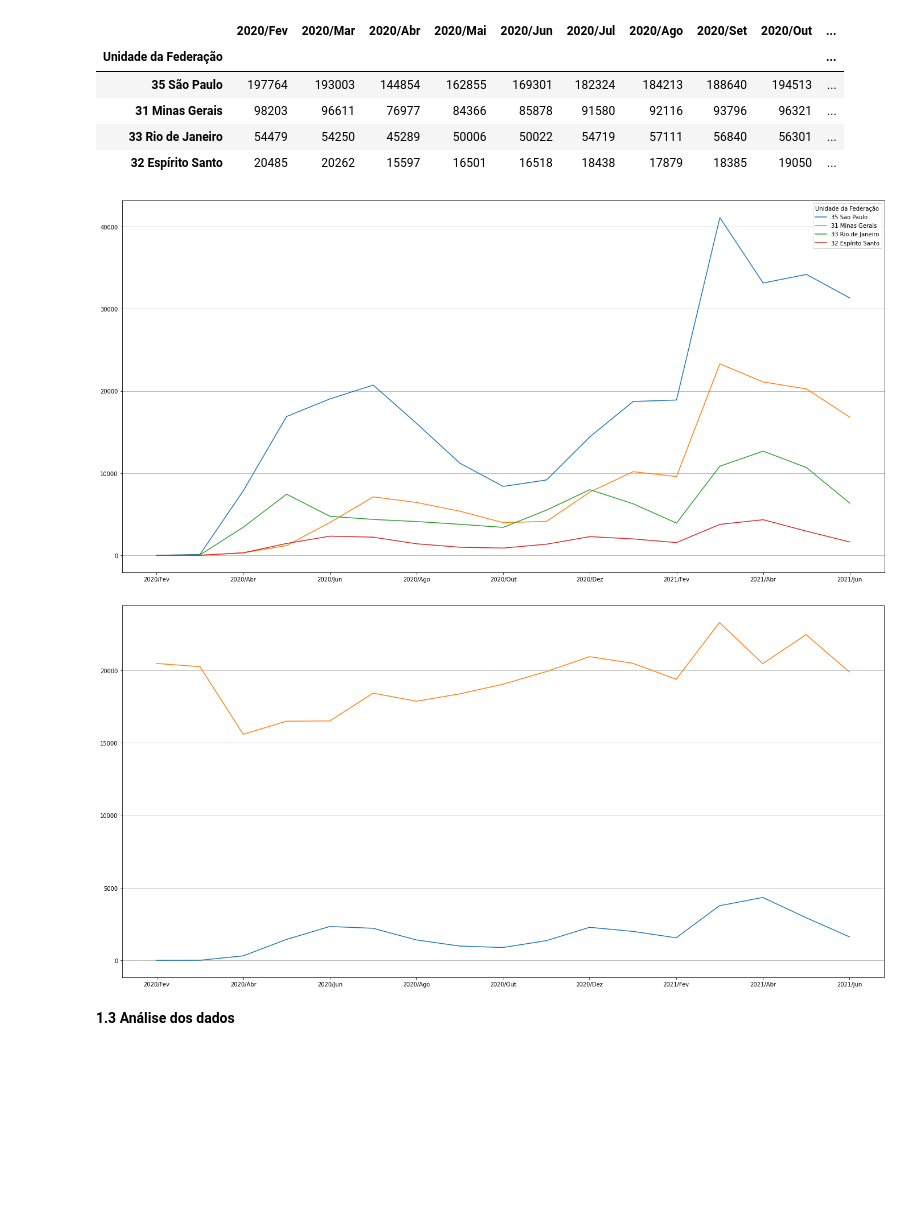
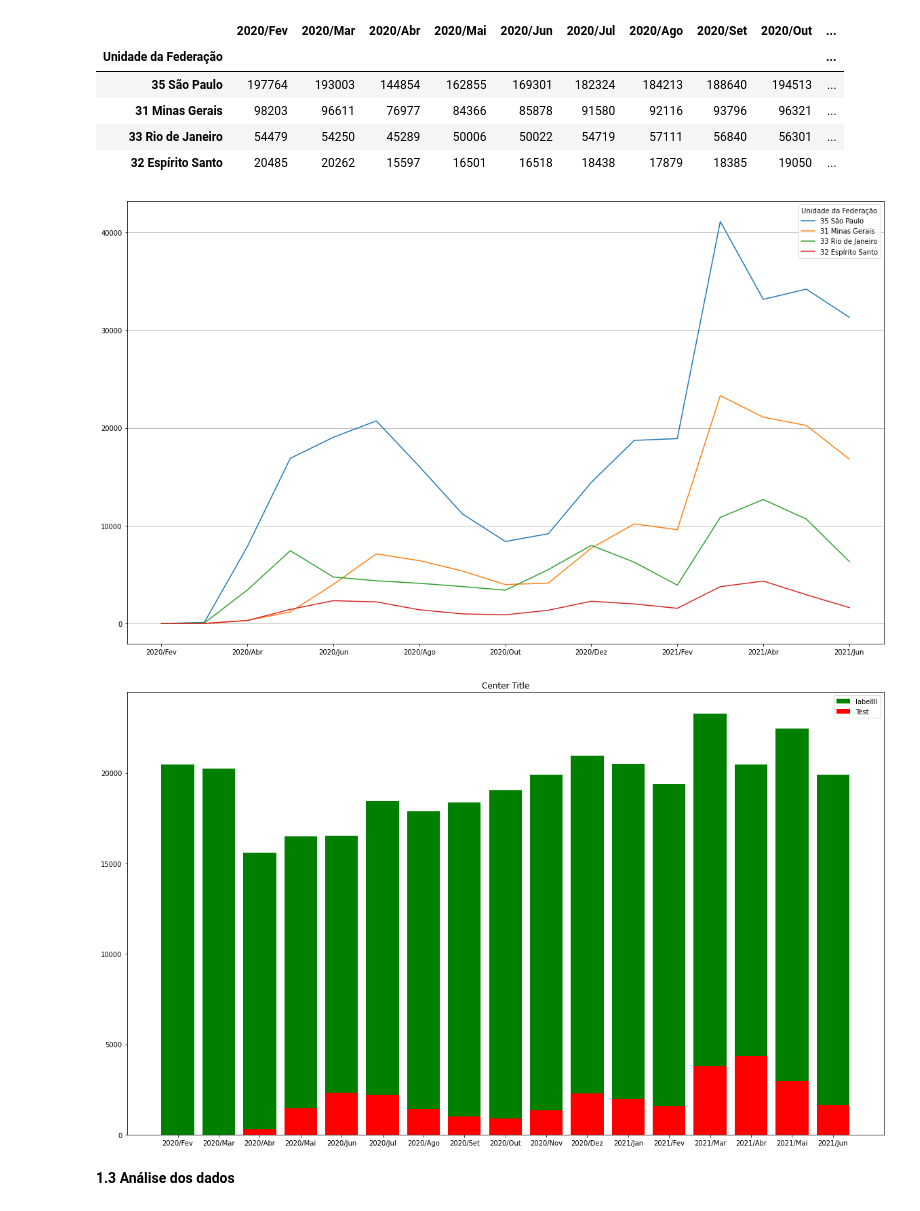
Before and after one commit to jhonnyribeiro/bootcamp-data-science, a Jupyter notebook: desafio_modulo_01.ipynb, the cells around one changed output. Drawn from its saved outputs; the diff is of its cells as text; code cells hidden in the pictures; blank space fills up the shorter version.

```diff
--- a/desafio_modulo_01.ipynb
+++ b/desafio_modulo_01.ipynb
@@ -90,18 +90,31 @@ internacao_geral
 | 32 Espírito Santo | 20485 | 20262 | 15597 | 16501 | 16518 | 18438 | 17879 | 18385 | 19050 | ... |
 # %%
 #Grafico Região Sudeste
-internacao_covid.T.plot(figsize=(24,12))
+internacao_covid.T.plot(figsize=(20,12))
 plt.grid(axis="y")
 # %% [output]
-[figure, old version]
+[figure, new version]
 # %%
 #grafico espirito santo
 
-ax = internacao_covid.loc["32 Espírito Santo"].T.plot(figsize=(24,12))
-internacao_geral.loc["32 Espírito Santo"].T.plot(figsize=(24,12),ax=ax)
-plt.grid(axis="y")
+# ax = internacao_covid.loc["32 Espírito Santo"].T.plot(figsize=(20,12), label = 'Internações Covid',)
+# internacao_geral.loc["32 Espírito Santo"].T.plot(figsize=(20,12),ax=ax,label = 'Internações Totais')
+# plt.legend()
+# plt.grid(axis="y")
+
+
+internacao_covid = internacao_covid.loc['32 Espírito Santo']
+internacao_geral = internacao_geral.loc['32 Espírito Santo']
+
+plt.figure(figsize=(20,12))
+
+plt.title('Center Title')
+plt.bar(internacao_geral.index, internacao_geral.values, label='labellll', color='g')
+plt.bar(internacao_covid.index, internacao_covid.values, label='Test', color='red')
+plt.legend()
+plt.show()
 # %% [output]
-[figure, old version]
+[figure, new version]
 # %% [markdown]
 **1.3 Análise dos dados**
 # %% [markdown]
```
Also changed, not shown: parts of 8 cells of this notebook.
